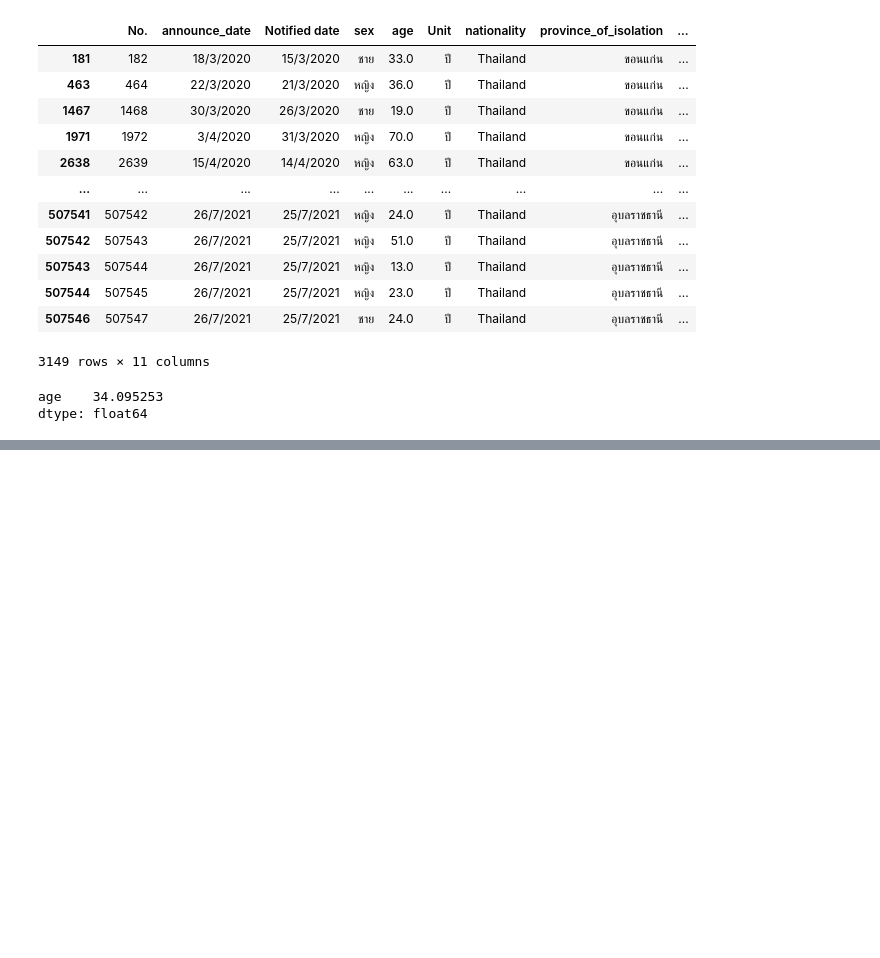
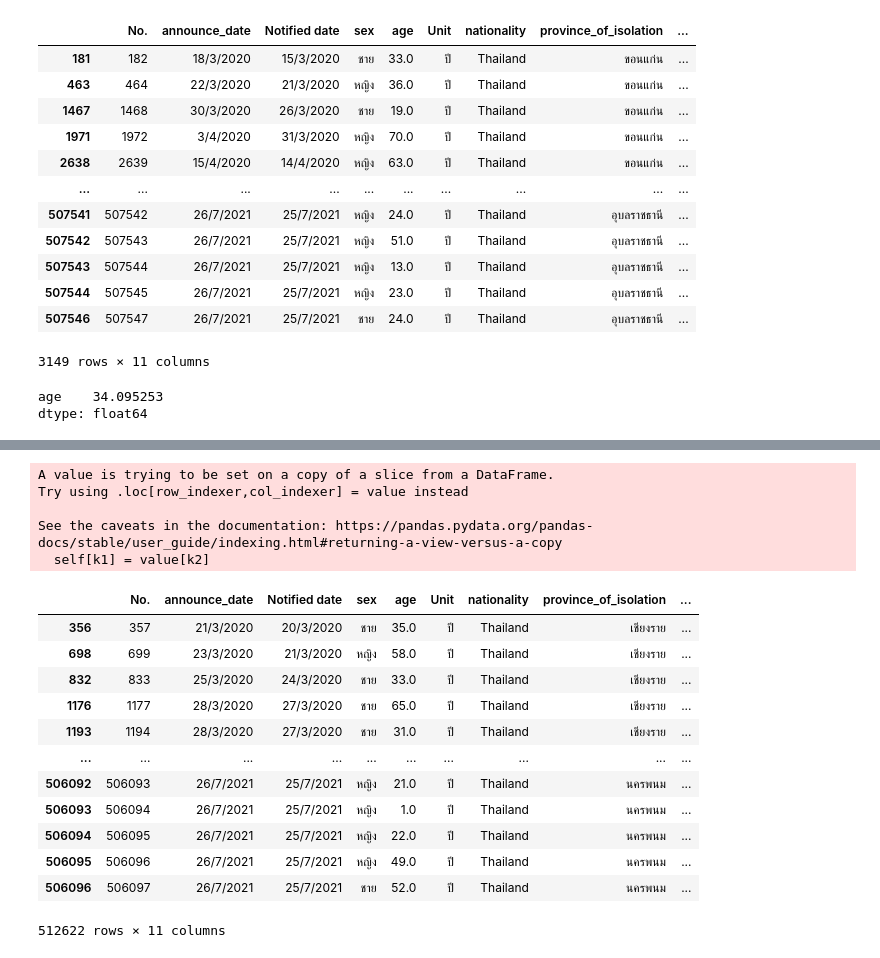
Before and after one commit to Jittiya/DWDM21, a Jupyter notebook: Data_Preprocessing(Chapter_3).ipynb, the cells around one changed output, grey strips where cells are left out. Saved outputs shown, nothing was run; the diff lists cells and outputs as text; code cells hidden in the pictures; blank space fills up the shorter version.

```diff
--- a/Data_Preprocessing(Chapter_3).ipynb
+++ b/Data_Preprocessing(Chapter_3).ipynb
@@ -717,0 +899,40 @@ dtype: float64
+# %%
+fixed_cities = []
+
+for city in all_cities:
+    # หาค่า mean ของเชียงใหม่
+    X_cases = data_cases2['province_of_onset'] == city
+    X_mean = data_cases2[X_cases]['age'].mean()
+
+    # เลือกมาเฉพาะ data เชียงใหม่
+    data_X = data_cases2[X_cases]
+
+    # เติมค่า mean แทน missing
+    data_X[['age']] = data_X[['age']].fillna(X_mean)
+
+    fixed_cities.append(data_X)
+
+
+data_cases2_nomissingage = pd.concat(fixed_cities)
+# %% [output]
+A value is trying to be set on a copy of a slice from a DataFrame.
+Try using .loc[row_indexer,col_indexer] = value instead
+
+See the caveats in the documentation: https://pandas.pydata.org/pandas-docs/stable/user_guide/indexing.html#returning-a-view-versus-a-copy
+  self[k1] = value[k2]
+# %%
+data_cases2_nomissingage
+# %% [output]
+|  | No. | announce_date | Notified date | sex | age | Unit | nationality | province_of_isolation | ... |
+| 356 | 357 | 21/3/2020 | 20/3/2020 | ชาย | 35.0 | ปี | Thailand | เชียงราย | ... |
+| 698 | 699 | 23/3/2020 | 21/3/2020 | หญิง | 58.0 | ปี | Thailand | เชียงราย | ... |
+| 832 | 833 | 25/3/2020 | 24/3/2020 | ชาย | 33.0 | ปี | Thailand | เชียงราย | ... |
+| 1176 | 1177 | 28/3/2020 | 27/3/2020 | ชาย | 65.0 | ปี | Thailand | เชียงราย | ... |
+| 1193 | 1194 | 28/3/2020 | 27/3/2020 | ชาย | 31.0 | ปี | Thailand | เชียงราย | ... |
+| ... | ... | ... | ... | ... | ... | ... | ... | ... | ... |
+| 506092 | 506093 | 26/7/2021 | 25/7/2021 | หญิง | 21.0 | ปี | Thailand | นครพนม | ... |
+| 506093 | 506094 | 26/7/2021 | 25/7/2021 | หญิง | 1.0 | ปี | Thailand | นครพนม | ... |
+| 506094 | 506095 | 26/7/2021 | 25/7/2021 | หญิง | 22.0 | ปี | Thailand | นครพนม | ... |
+| 506095 | 506096 | 26/7/2021 | 25/7/2021 | หญิง | 49.0 | ปี | Thailand | นครพนม | ... |
+| 506096 | 506097 | 26/7/2021 | 25/7/2021 | ชาย | 52.0 | ปี | Thailand | นครพนม | ... |
+512622 rows × 11 columns
```
Also changed, not shown: parts of 42 cells of this notebook.
